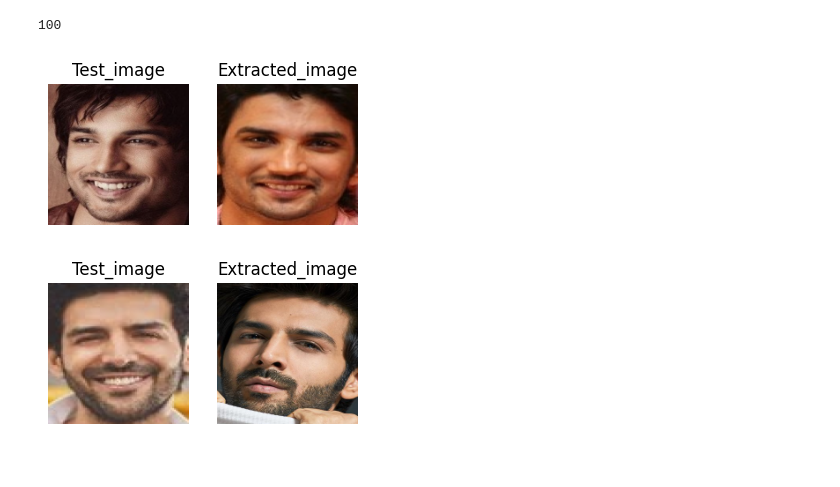
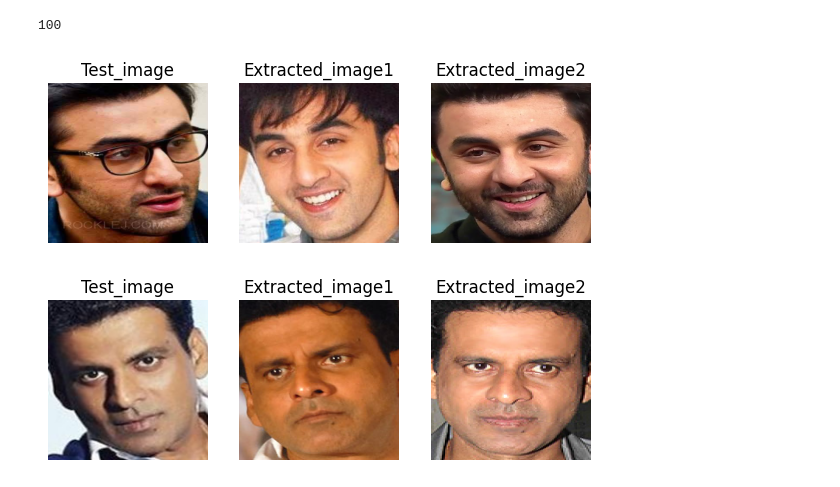
Before and after one commit to sowdagar3/FACENET, a Jupyter notebook: Extracting_most_similar_face.ipynb, the cells around one changed output. Cells and saved outputs as stored; diff of their text form; code cells hidden in the pictures.

```diff
--- a/Extracting_most_similar_face.ipynb
+++ b/Extracting_most_similar_face.ipynb
@@ -69,17 +69,20 @@ len(set(datay))
 # %%
 for i in range(2):
     random_index, random_element = random.choice(list(enumerate(test_points_index)))
     img1=dataX[random_element]
     img2=dataX[indices[random_index][0]]
-
-    fig, axes = plt.subplots(1, 2, figsize=(4, 3))
+    img3=dataX[indices[random_index][1]]
+    fig, axes = plt.subplots(1, 3, figsize=(7, 3))
     axes[0].imshow(img1)
     axes[0].set_title('Test_image')
     axes[0].axis("off")
     axes[1].imshow(img2)
-    axes[1].set_title('Extracted_image')
+    axes[1].set_title('Extracted_image1')
     axes[1].axis("off")
-    fig.savefig("Extraction_result1.png")
+    axes[2].imshow(img3)
+    axes[2].set_title('Extracted_image2')
+    axes[2].axis("off")
+    fig.savefig("Extraction_result2.png")
 # %% [output]
-[figure, old version]
+[figure, new version]
-[figure, old version]
+[figure, new version]
```
